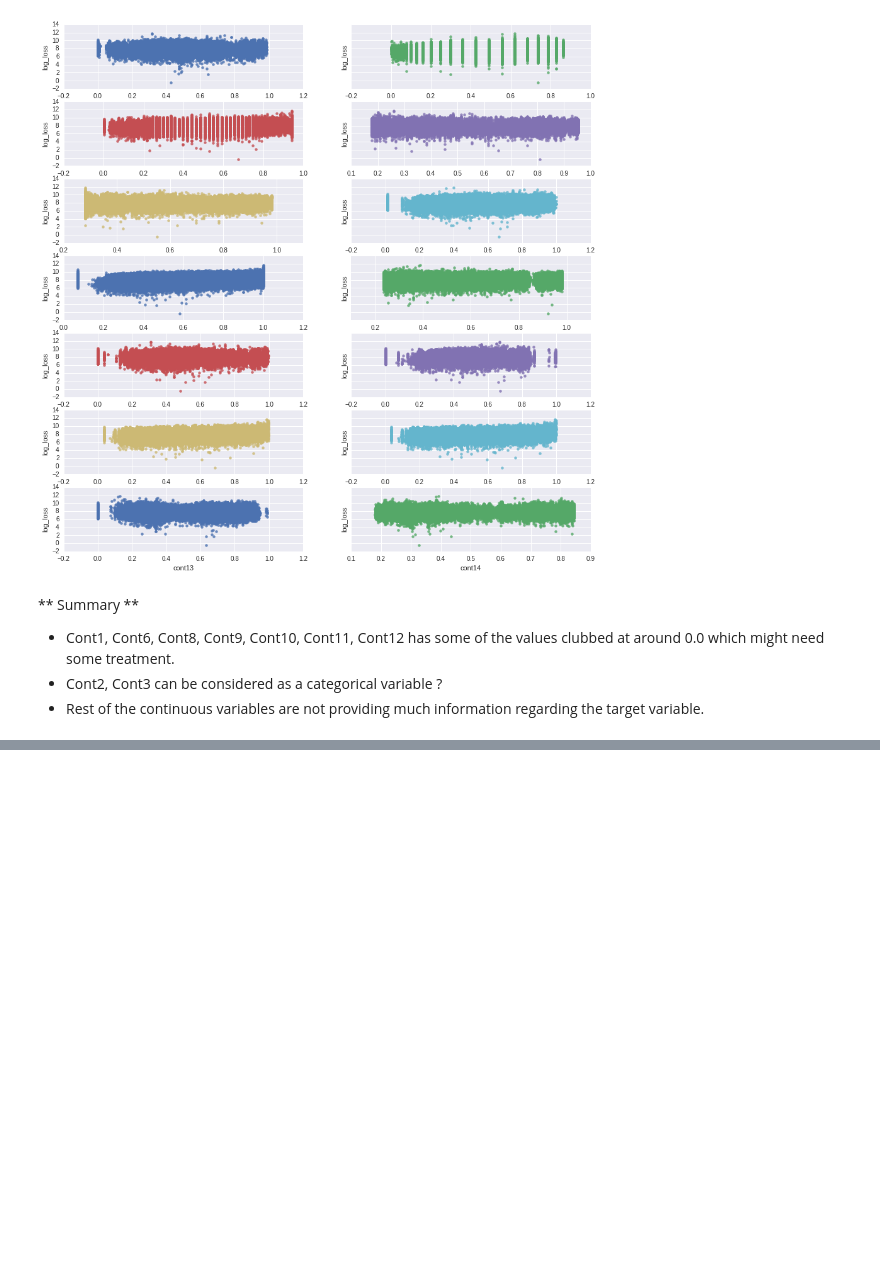
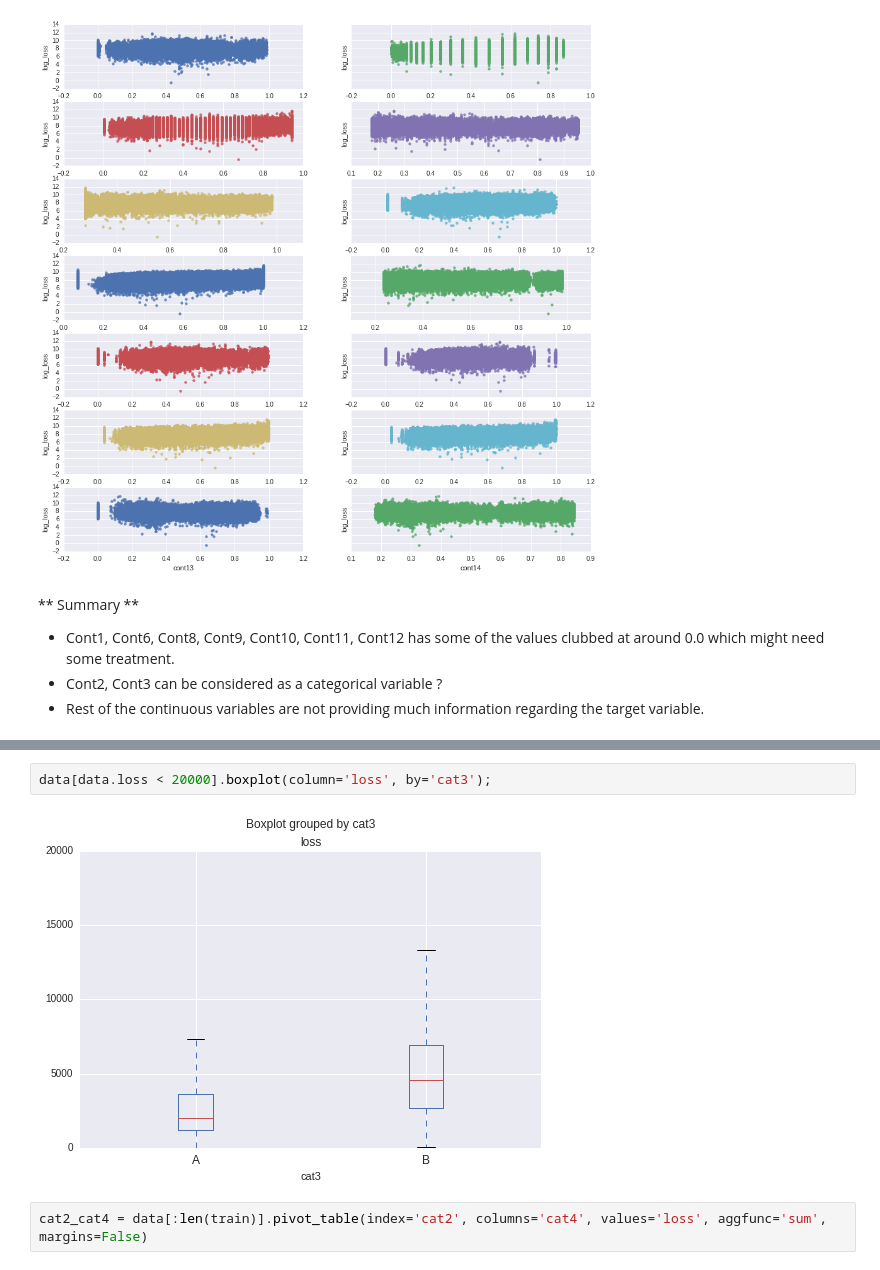
Before and after one commit to numb3r33/AllStateInsurance, a Jupyter notebook: notebooks/What_is_data.ipynb, the cells around one changed output, grey strips where cells are left out. Saved outputs shown, nothing was run; the diff lists cells and outputs as text; blank space fills up the shorter version.

```diff
--- a/notebooks/What_is_data.ipynb
+++ b/notebooks/What_is_data.ipynb
@@ -138,0 +169,6 @@ sns.regplot(x='cont14', y='log_loss', data=data[:len(train)], fit_reg=False, ax=
+# %%
+data[data.loss < 20000].boxplot(column='loss', by='cat3');
+# %% [output]
+[figure, added]
+# %%
+cat2_cat4 = data[:len(train)].pivot_table(index='cat2', columns='cat4', values='loss', aggfunc='sum', margins=False)
```
Also changed, not shown: parts of 15 cells of this notebook.
